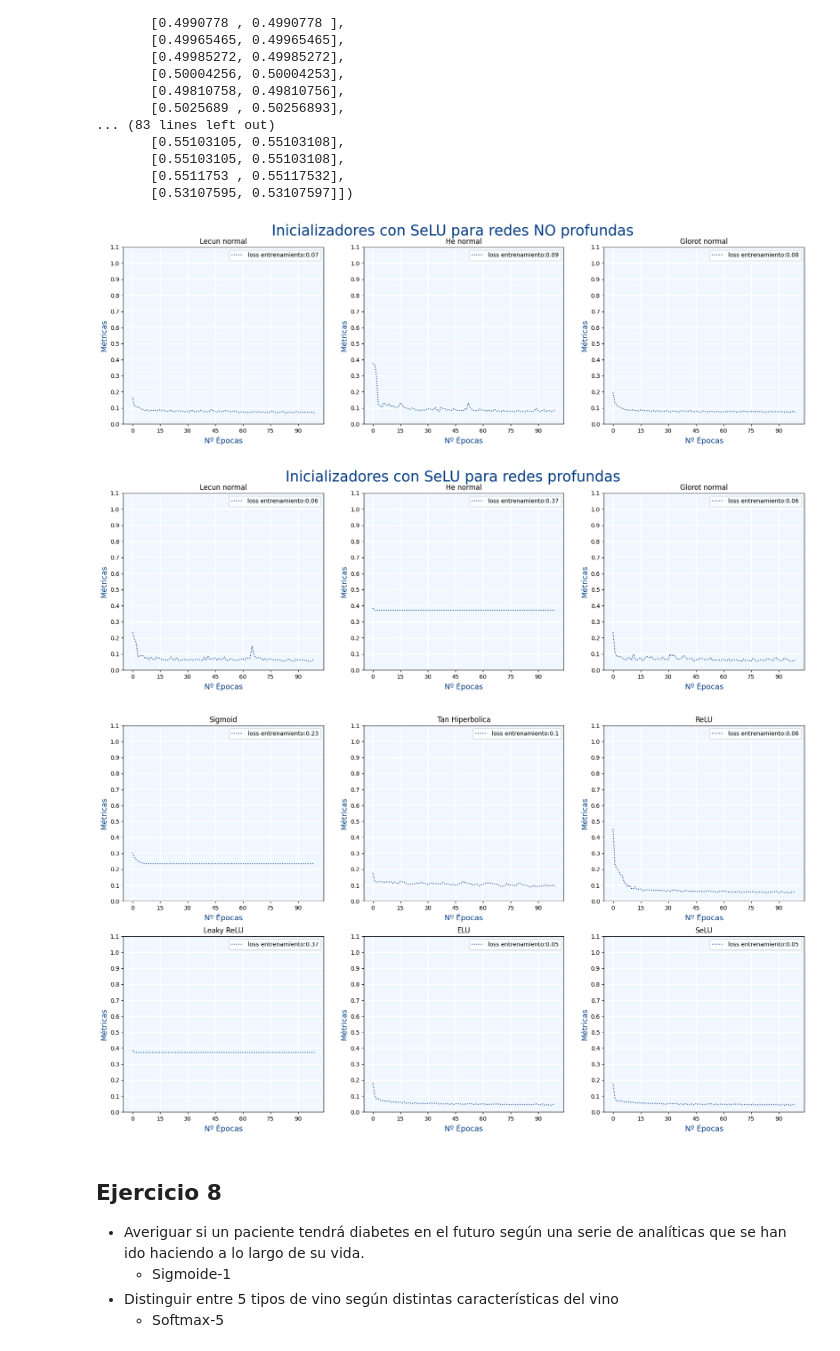
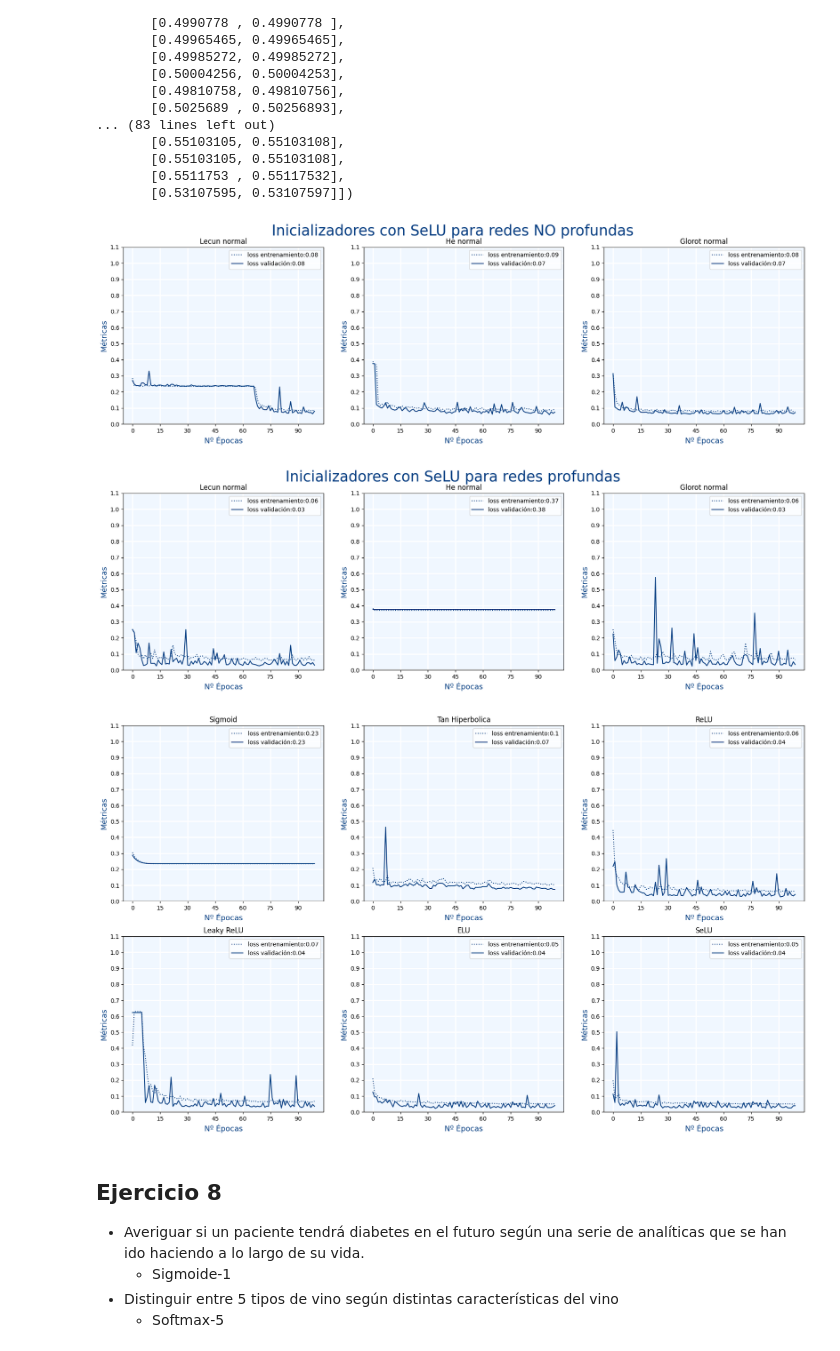
Before and after one commit to logongas/soluciones_ejercicios_modulo_pia, a Jupyter notebook: tema_06/ejercicios_tema_06.ipynb, the cells around one changed output. Saved outputs shown, nothing was run; the diff lists cells and outputs as text; code cells hidden in the pictures.

Commit message:
validacion

```diff
--- a/tema_06/ejercicios_tema_06.ipynb
+++ b/tema_06/ejercicios_tema_06.ipynb
@@ -638,15 +648,19 @@ def get_datos():
     x=breast_cancer.data
     y=breast_cancer.target
 
-    return x,y
+
+    x_train, x_test, y_train, y_test = train_test_split(x, y, test_size=0.2, random_state=42)
+
+    return x_train, x_test, y_train, y_test
 
 
 
 
-def compile_fit(capas,activation,kernel_initializer,epochs,input_dim,x,y):
+def compile_fit(capas,activation,kernel_initializer,epochs,input_dim,x_train, x_test, y_train, y_test):
 
     np.random.seed(5)
     tf.random.set_seed(5)
+    random.seed(5)
 
     model=Sequential()
     for index,neuronas_capa in enumerate(capas):
@@ -659,15 +673,17 @@ def compile_fit(capas,activation,kernel_initializer,epochs,input_dim,x,y):
 
     model.compile(loss='mean_squared_error')
 
-    history=model.fit(x,y,epochs=epochs,verbose=False)
+    history=model.fit(x_train,y_train,validation_data=(x_test,y_test),epochs=epochs,verbose=False)
 
     return history
 
 
 def plot_metrics(axes,history,title):
     loss_entrenamiento=round(history['loss'][-1],2)
+    loss_validacion=round(history['val_loss'][-1],2)
+
     axes.plot(history['loss'],linestyle="dotted",label="loss entrenamiento:"+ str(loss_entrenamiento),c="#003B80")
-
+    axes.plot(history['val_loss'],linestyle="solid",label="loss validación:"+ str(loss_validacion),c="#003B80")
 
     axes.set_xlabel('Nº Épocas', fontsize=13,color="#003B80")
     axes.xaxis.set_major_locator(MaxNLocator(integer=True))
@@ -683,7 +699,7 @@ def plot_metrics(axes,history,title):
 # %%
 # Ejercicio 6.A
 
-x,y=get_datos()
+x_train, x_test, y_train, y_test=get_datos()
 
 
 epochs=100
@@ -691,9 +707,9 @@ input_dim=30
 activation="selu"
 capas=[2,5,10,15,20,15,10,5,2,1]
 
-history_lecun_normal  = compile_fit(capas,activation,"lecun_normal"  ,epochs,input_dim,x,y)
-history_he_normal     = compile_fit(capas,activation,"he_normal"     ,epochs,input_dim,x,y)
-history_glorot_normal = compile_fit(capas,activation,"glorot_normal" ,epochs,input_dim,x,y)
+history_lecun_normal  = compile_fit(capas,activation,"lecun_normal"  ,epochs,input_dim,x_train, x_test, y_train, y_test)
+history_he_normal     = compile_fit(capas,activation,"he_normal"     ,epochs,input_dim,x_train, x_test, y_train, y_test)
+history_glorot_normal = compile_fit(capas,activation,"glorot_normal" ,epochs,input_dim,x_train, x_test, y_train, y_test)
 
 figure=plt.figure(figsize=(21, 5.5))
 figure.suptitle("Inicializadores con SeLU para redes NO profundas", fontsize=25, color='#003B80')
@@ -706,38 +722,38 @@ plot_metrics(axes,history_glorot_normal.history,"Glorot normal")
 
 #La teoría dice el inicializador debería ser "LeCum Normal" pero tampoco hay mucha diferencia
 # %% [output]
-[figure, old version]
+[figure, new version]
 # %%
 # Ejercicio 6.B
 
-x,y=get_datos()
+x_train, x_test, y_train, y_test=get_datos()
 
 
 epochs=100
 input_dim=30
 activation="selu"
 capas=[5,10,15,20,25,30,35,40,45,50,55,60,65,70,75,70,65,60,55,50,45,40,35,30,25,20,15,10,5,1]
 
-history_lecun_normal  = compile_fit(capas,activation,"lecun_normal"  ,epochs,input_dim,x,y)
-history_he_normal     = compile_fit(capas,activation,"he_normal"     ,epochs,input_dim,x,y)
-history_glorot_normal = compile_fit(capas,activation,"glorot_normal" ,epochs,input_dim,x,y)
+history_lecun_normal  = compile_fit(capas,activation,"lecun_normal"  ,epochs,input_dim,x_train, x_test, y_train, y_test)
+history_he_normal     = compile_fit(capas,activation,"he_normal"     ,epochs,input_dim,x_train, x_test, y_train, y_test)
+history_glorot_normal = compile_fit(capas,activation,"glorot_normal" ,epochs,input_dim,x_train, x_test, y_train, y_test)
 
 figure=plt.figure(figsize=(21, 5.5))
 figure.suptitle("Inicializadores con SeLU para redes profundas", fontsize=25, color='#003B80')
 axes = figure.add_subplot(1,3,1)
 plot_metrics(axes,history_lecun_normal.history,"Lecun normal")
 axes = figure.add_subplot(1,3,2)
 plot_metrics(axes,history_he_normal.history,"He normal")
 axes = figure.add_subplot(1,3,3)
 plot_metrics(axes,history_glorot_normal.history,"Glorot normal")
 
 #La teoría dice el inicializador debería ser "LeCum Normal" pero ahora hay diferencia con respecto a "He Normal"
 # %% [output]
-[figure, old version]
+[figure, new version]
 # %%
 # Ejercicio 7
 
-x,y=get_datos()
+x_train, x_test, y_train, y_test=get_datos()
 
 
 epochs=100
@@ -756,14 +772,14 @@ activations=[
 index=1
 figure=plt.figure(figsize=(21, 12))
 for caption,activation in activations:
-  history=compile_fit(capas,activation,kernel_initializer,epochs,input_dim,x,y)
+  history=compile_fit(capas,activation,kernel_initializer,epochs,input_dim,x_train, x_test, y_train, y_test)
   axes = figure.add_subplot(2,3,index)
   plot_metrics(axes,history.history,caption)
   index=index+1
 
 # ELU y SeLU dan mejor resultado
 # %% [output]
-[figure, old version]
+[figure, new version]
 # %% [markdown]
 ## Ejercicio 8
 
```
Also changed, not shown: parts of 15 cells of this notebook.
